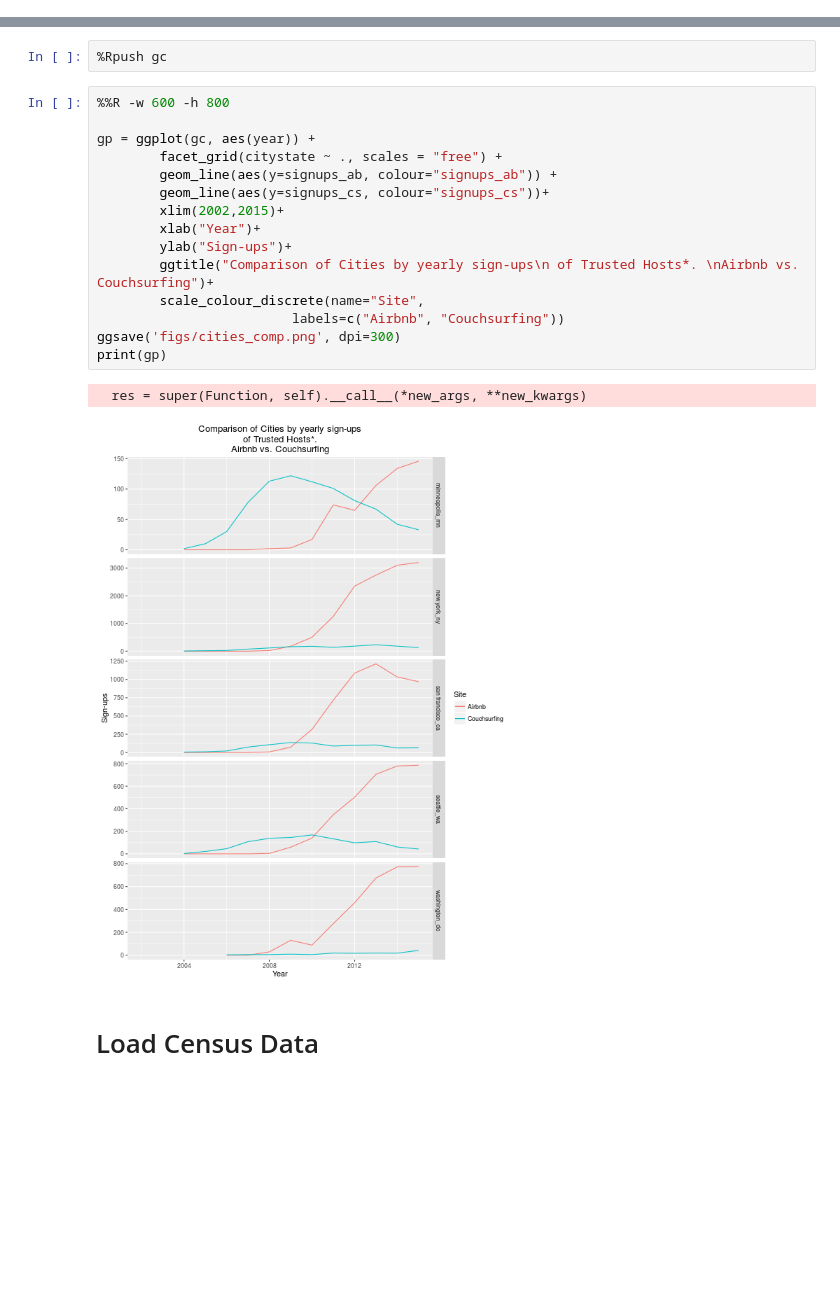
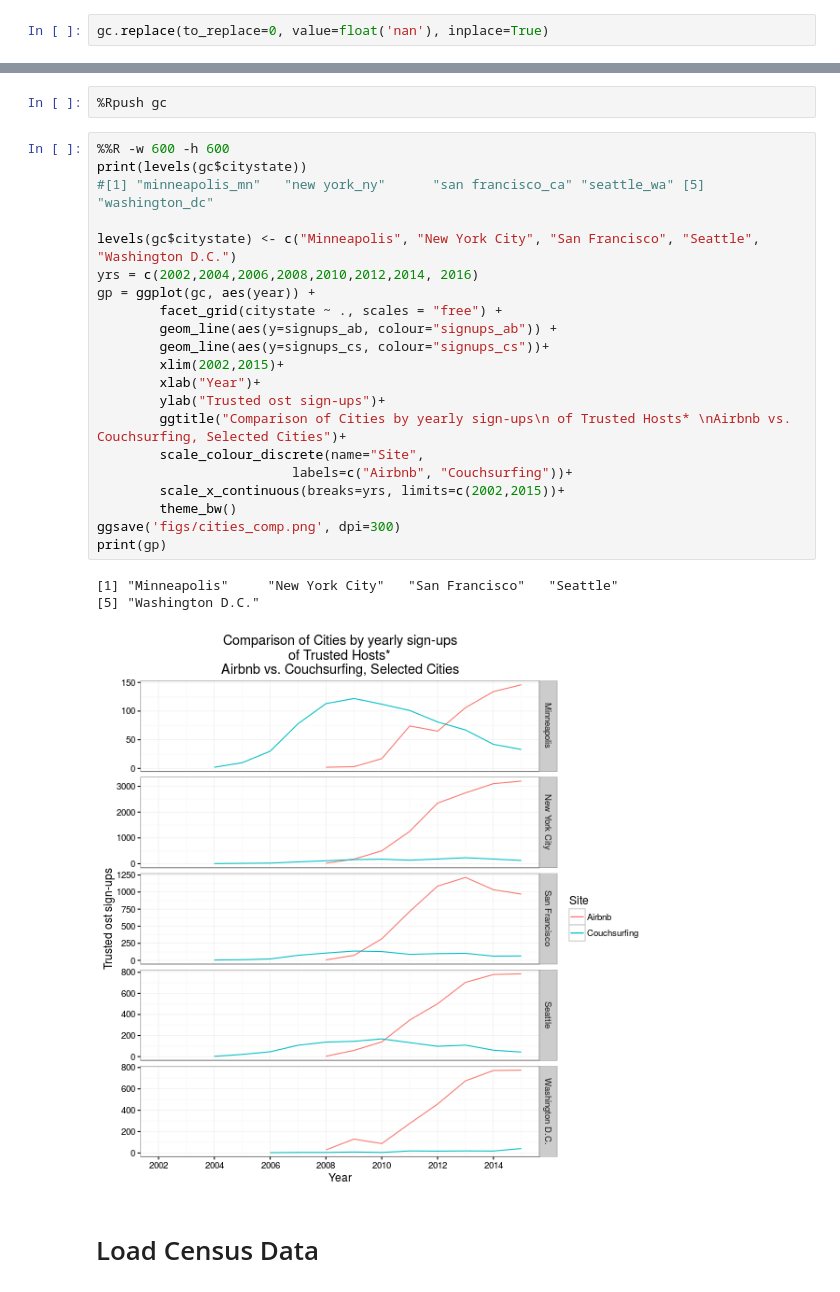
Before and after one commit to notconfusing/airsurfing-analysis, a Jupyter notebook: member since comparison.ipynb, the cells around one changed output, grey strips where cells are left out. Drawn from its saved outputs; the diff is of its cells as text; blank space fills up the shorter version.

```diff
--- a/member since comparison.ipynb
+++ b/member since comparison.ipynb
@@ -778,0 +785,2 @@ gc.head()
+# %%
+gc.replace(to_replace=0, value=float('nan'), inplace=True)
@@ -781,23 +794,30 @@ df_test = gc.iloc[:50]
 # %%
 %Rpush gc
 # %%
-%%R -w 600 -h 800
+%%R -w 600 -h 600
+print(levels(gc$citystate))
+#[1] "minneapolis_mn"   "new york_ny"      "san francisco_ca" "seattle_wa" [5] "washington_dc"
 
+levels(gc$citystate) <- c("Minneapolis", "New York City", "San Francisco", "Seattle", "Washington D.C.")
+yrs = c(2002,2004,2006,2008,2010,2012,2014, 2016)
 gp = ggplot(gc, aes(year)) +
         facet_grid(citystate ~ ., scales = "free") +
         geom_line(aes(y=signups_ab, colour="signups_ab")) +
         geom_line(aes(y=signups_cs, colour="signups_cs"))+
         xlim(2002,2015)+
         xlab("Year")+
-        ylab("Sign-ups")+
-        ggtitle("Comparison of Cities by yearly sign-ups\n of Trusted Hosts*. \nAirbnb vs. Couchsurfing")+
+        ylab("Trusted ost sign-ups")+
+        ggtitle("Comparison of Cities by yearly sign-ups\n of Trusted Hosts* \nAirbnb vs. Couchsurfing, Selected Cities")+
         scale_colour_discrete(name="Site",
-                         labels=c("Airbnb", "Couchsurfing"))
+                         labels=c("Airbnb", "Couchsurfing"))+
+        scale_x_continuous(breaks=yrs, limits=c(2002,2015))+
+        theme_bw()
 ggsave('figs/cities_comp.png', dpi=300)
 print(gp)
 # %% [output]
-  res = super(Function, self).__call__(*new_args, **new_kwargs)
+[1] "Minneapolis"     "New York City"   "San Francisco"   "Seattle"
+[5] "Washington D.C."
-[figure, old version]
+[figure, new version]
 # %% [markdown]
 # Load Census Data
 # %%
```
Also changed, not shown: parts of 34 cells of this notebook.
